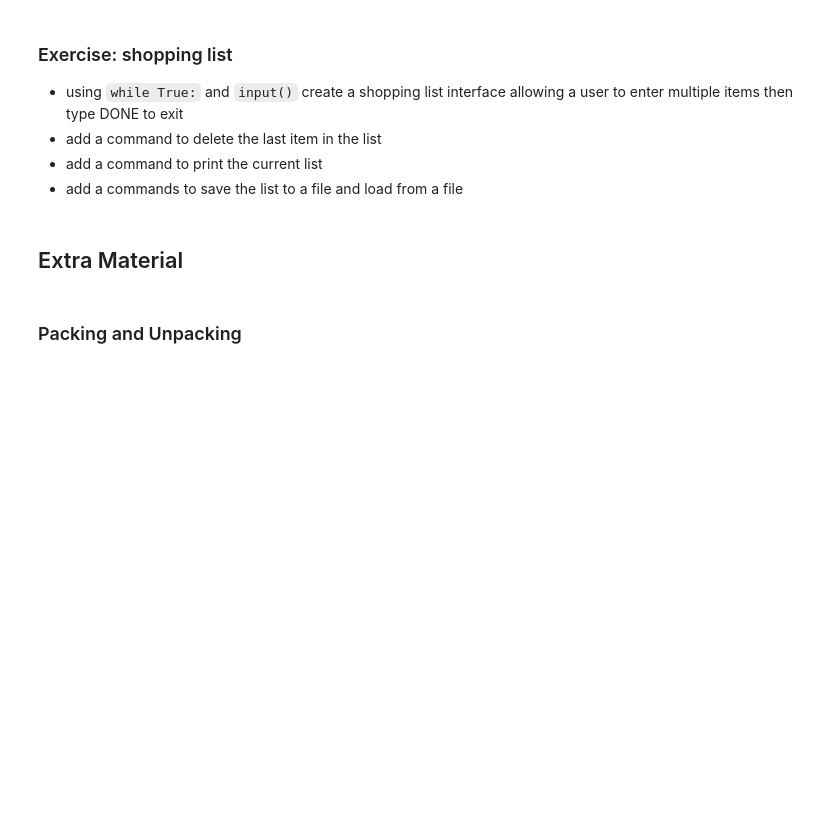
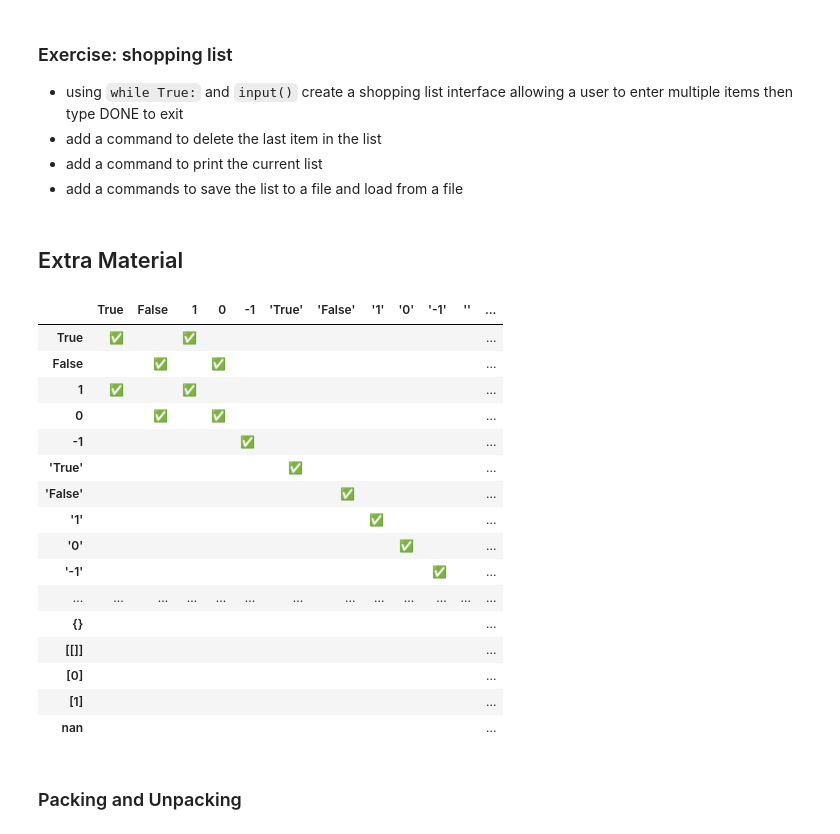
Before and after one commit to wardi/python_iw_2019, a Jupyter notebook: python_iw_2019_pt_3.ipynb, the cells around one changed output. Saved outputs shown, nothing was run; the diff lists cells and outputs as text; code cells hidden in the pictures; blank space fills up the shorter version.

Commit message:
equality table fix headings

```diff
--- a/python_iw_2019_pt_3.ipynb
+++ b/python_iw_2019_pt_3.ipynb
@@ -893,16 +870,41 @@ parrot(**d)
 # %%
 # render the equality chart above
 import pandas as pd
 
 TST = (True, False, 1, 0, -1, "True", "False", "1", "0",
        "-1", "", None, float('inf'), float('-inf'), [],
        {}, [[]], [0], [1], float('nan'))
-LAB = list('ABCDEFGHIJKLMNOPQRST')
-IDX = [f'{t!r}\u00a0{b}:' for t, b in zip(TST, LAB)]
+IDX = [repr(t) for t in TST]
 EQ = [["✅" if a == b else "" for b in TST] for a in TST]
 
 pd.options.display.max_columns = None
-pd.DataFrame(EQ, index=IDX, columns=LAB)
+df = pd.DataFrame(EQ, index=IDX, columns=IDX)
+df.style.set_table_styles([
+    {'selector':'th', 'props':[('max-width', '12px')]},
+    {'selector':'th.col_heading', 'props':[
+        ('writing-mode', 'vertical-rl')]},
+    {'selector':'th:nth-child(1)', 'props':[
+        ('max-width', '100px')
+    ]}
+])
+# %% [output]
+|  | True | False | 1 | 0 | -1 | 'True' | 'False' | '1' | '0' | '-1' | '' | ... |
+| True | ✅ |  | ✅ |  |  |  |  |  |  |  |  | ... |
+| False |  | ✅ |  | ✅ |  |  |  |  |  |  |  | ... |
+| 1 | ✅ |  | ✅ |  |  |  |  |  |  |  |  | ... |
+| 0 |  | ✅ |  | ✅ |  |  |  |  |  |  |  | ... |
+| -1 |  |  |  |  | ✅ |  |  |  |  |  |  | ... |
+| 'True' |  |  |  |  |  | ✅ |  |  |  |  |  | ... |
+| 'False' |  |  |  |  |  |  | ✅ |  |  |  |  | ... |
+| '1' |  |  |  |  |  |  |  | ✅ |  |  |  | ... |
+| '0' |  |  |  |  |  |  |  |  | ✅ |  |  | ... |
+| '-1' |  |  |  |  |  |  |  |  |  | ✅ |  | ... |
+| ... | ... | ... | ... | ... | ... | ... | ... | ... | ... | ... | ... | ... |
+| {} |  |  |  |  |  |  |  |  |  |  |  | ... |
+| [[]] |  |  |  |  |  |  |  |  |  |  |  | ... |
+| [0] |  |  |  |  |  |  |  |  |  |  |  | ... |
+| [1] |  |  |  |  |  |  |  |  |  |  |  | ... |
+| nan |  |  |  |  |  |  |  |  |  |  |  | ... |
 # %%
 # fibonacci returning list, with typed parameters
 import typing
```
Also changed, not shown: parts of 4 cells of this notebook.
